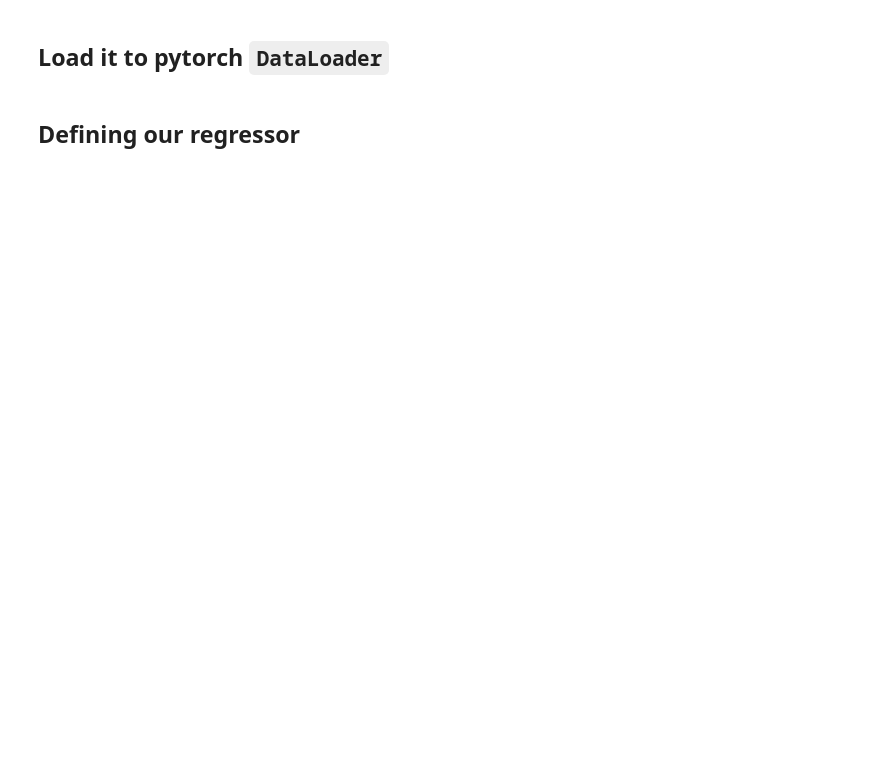
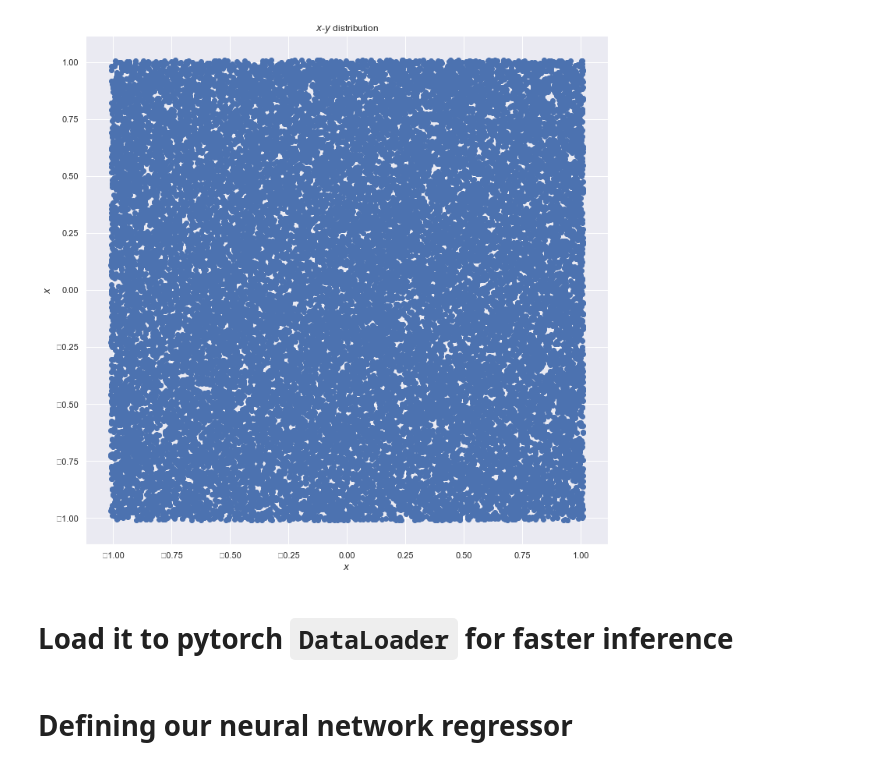
Before and after one commit to SchattenGenie/mlhep2019-starterkit, a Jupyter notebook: lhcb_calo_regression/lhcb_calo_regression.ipynb, the cells around one changed output. Drawn from its saved outputs; the diff is of its cells as text; code cells hidden in the pictures; blank space fills up the shorter version.

```diff
--- a/lhcb_calo_regression/lhcb_calo_regression.ipynb
+++ b/lhcb_calo_regression/lhcb_calo_regression.ipynb
@@ -26,8 +43,17 @@ ParticlePoint = data_real['ParticlePoint']
+# %%
+plt.figure(figsize=(12, 12))
+plt.title('$x$-$y$ distribution')
+plt.scatter(ParticlePoint[:, 0], ParticlePoint[:, 1]);
+plt.xlabel('$x$')
+plt.ylabel('$x$')
+plt.show()
+# %% [output]
+[figure, added]
 # %%
 ParticleMomentum = ParticleMomentum[:, :2]
 ParticlePoint = ParticlePoint[:, :2]
 # %% [markdown]
-## Load it to pytorch `DataLoader`
+# Load it to pytorch `DataLoader` for faster inference
 # %%
 EnergyDeposit = torch.tensor(EnergyDeposit).float()
 ParticleMomentum = torch.tensor(ParticleMomentum).float()
@@ -39,7 +65,7 @@ calo_dataloader = torch.utils.data.DataLoader(calo_dataset,
                                               batch_size=BATCH_SIZE,
                                               pin_memory=True, shuffle=True)
 # %% [markdown]
-## Defining our regressor
+# Defining our neural network regressor
 # %%
 import torch.nn as nn
 import torch.nn.functional as F
```
Also changed, not shown: parts of 19 cells of this notebook, 1 other file.
